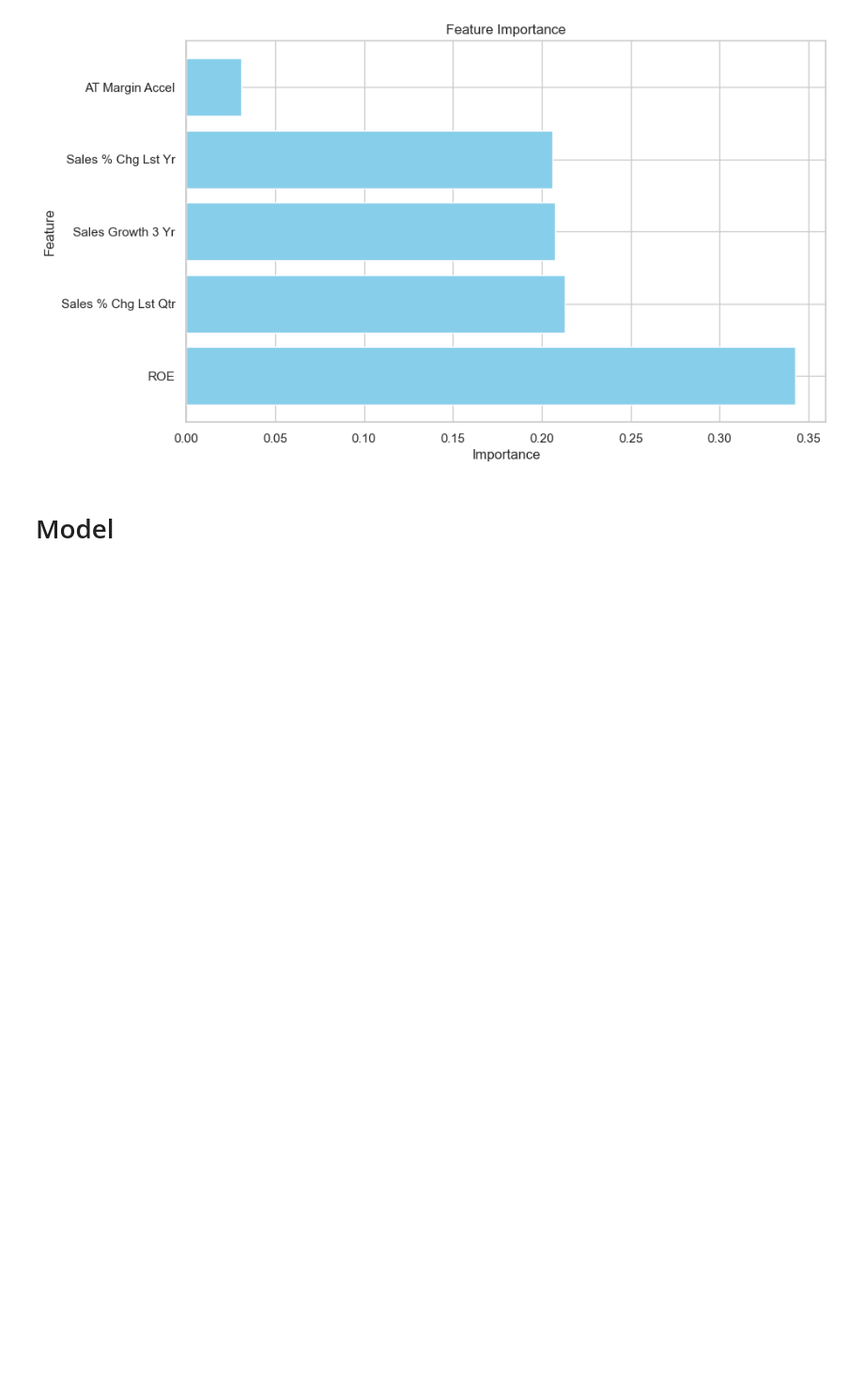
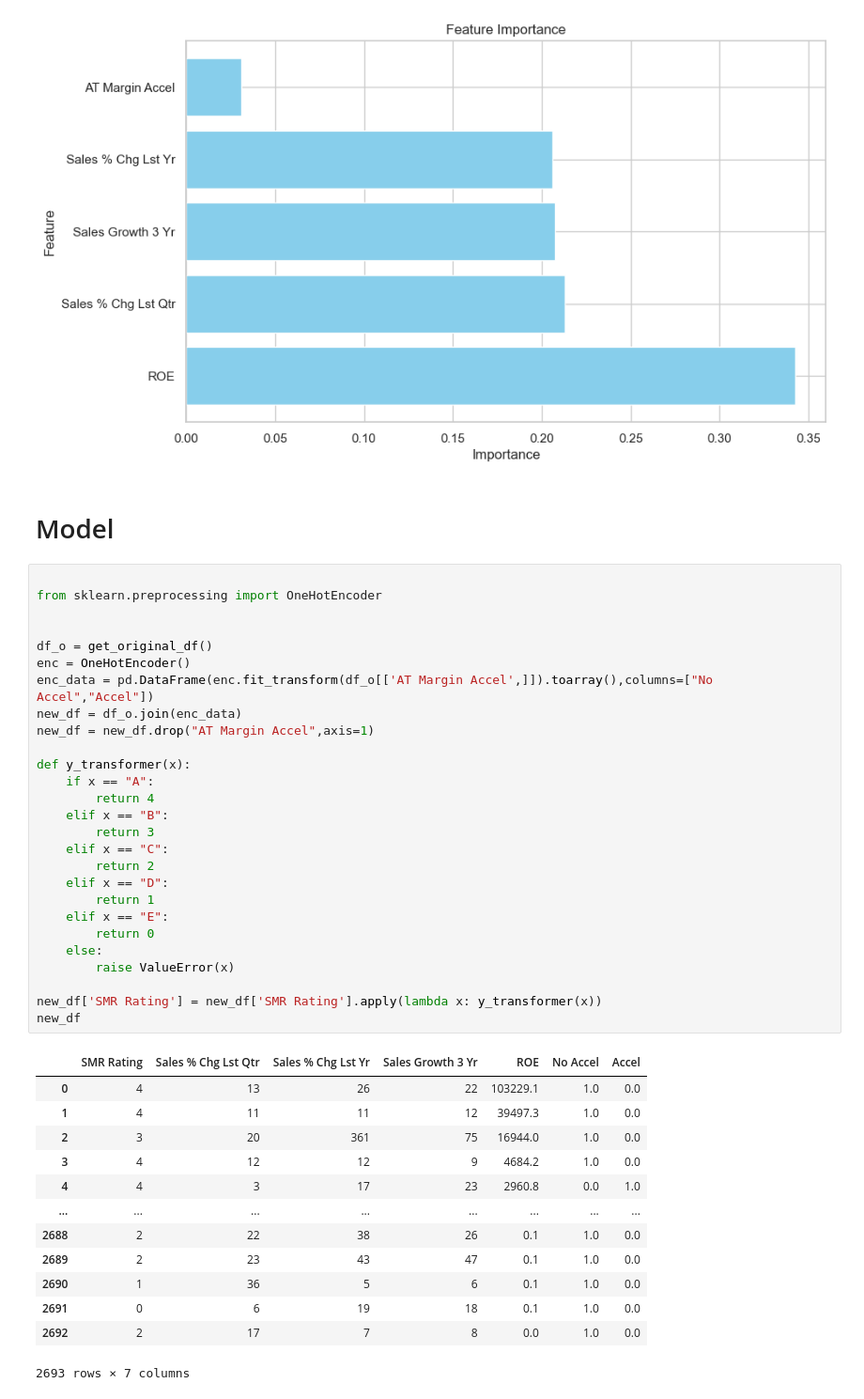
Before and after one commit to MatheusFranco99/KaggleCompetitions, a Jupyter notebook: stock/Matheus/main.ipynb, the cells around one changed output. Shown at 94% size. Saved outputs shown, nothing was run; the diff lists cells and outputs as text; blank space fills up the shorter version.

```diff
--- a/stock/Matheus/main.ipynb
+++ b/stock/Matheus/main.ipynb
@@ -302,4 +300,45 @@ plt.show()
 [figure]
 # %% [markdown]
 # Model
+# %%
+
+from sklearn.preprocessing import OneHotEncoder
+
+
+df_o = get_original_df()
+enc = OneHotEncoder()
+enc_data = pd.DataFrame(enc.fit_transform(df_o[['AT Margin Accel',]]).toarray(),columns=["No Accel","Accel"])
+new_df = df_o.join(enc_data)
+new_df = new_df.drop("AT Margin Accel",axis=1)
+
+def y_transformer(x):
+    if x == "A":
+        return 4
+    elif x == "B":
+        return 3
+    elif x == "C":
+        return 2
+    elif x == "D":
+        return 1
+    elif x == "E":
+        return 0
+    else:
+        raise ValueError(x)
+
+new_df['SMR Rating'] = new_df['SMR Rating'].apply(lambda x: y_transformer(x))
+new_df
+# %% [output]
+|  | SMR Rating | Sales % Chg Lst Qtr | Sales % Chg Lst Yr | Sales Growth 3 Yr | ROE | No Accel | Accel |
+| 0 | 4 | 13 | 26 | 22 | 103229.1 | 1.0 | 0.0 |
+| 1 | 4 | 11 | 11 | 12 | 39497.3 | 1.0 | 0.0 |
+| 2 | 3 | 20 | 361 | 75 | 16944.0 | 1.0 | 0.0 |
+| 3 | 4 | 12 | 12 | 9 | 4684.2 | 1.0 | 0.0 |
+| 4 | 4 | 3 | 17 | 23 | 2960.8 | 0.0 | 1.0 |
+| ... | ... | ... | ... | ... | ... | ... | ... |
+| 2688 | 2 | 22 | 38 | 26 | 0.1 | 1.0 | 0.0 |
+| 2689 | 2 | 23 | 43 | 47 | 0.1 | 1.0 | 0.0 |
+| 2690 | 1 | 36 | 5 | 6 | 0.1 | 1.0 | 0.0 |
+| 2691 | 0 | 6 | 19 | 18 | 0.1 | 1.0 | 0.0 |
+| 2692 | 2 | 17 | 7 | 8 | 0.0 | 1.0 | 0.0 |
+2693 rows × 7 columns
 # %%
```
Also changed, not shown: parts of 8 cells of this notebook.
